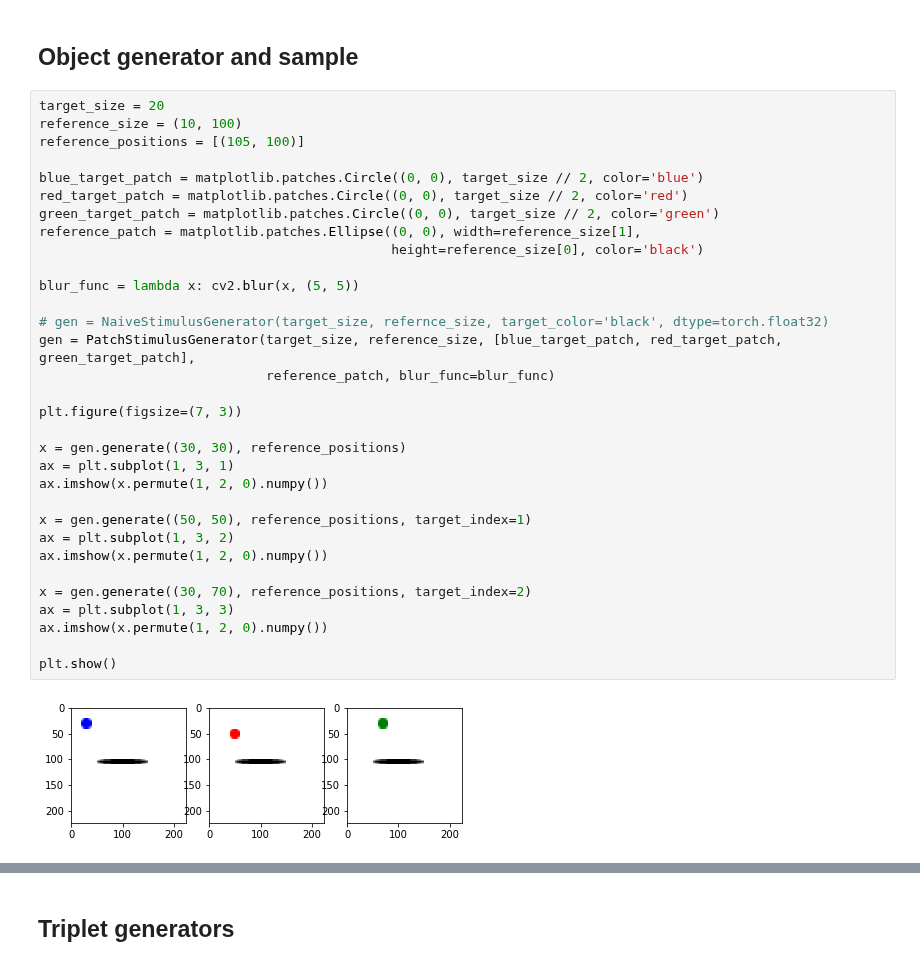
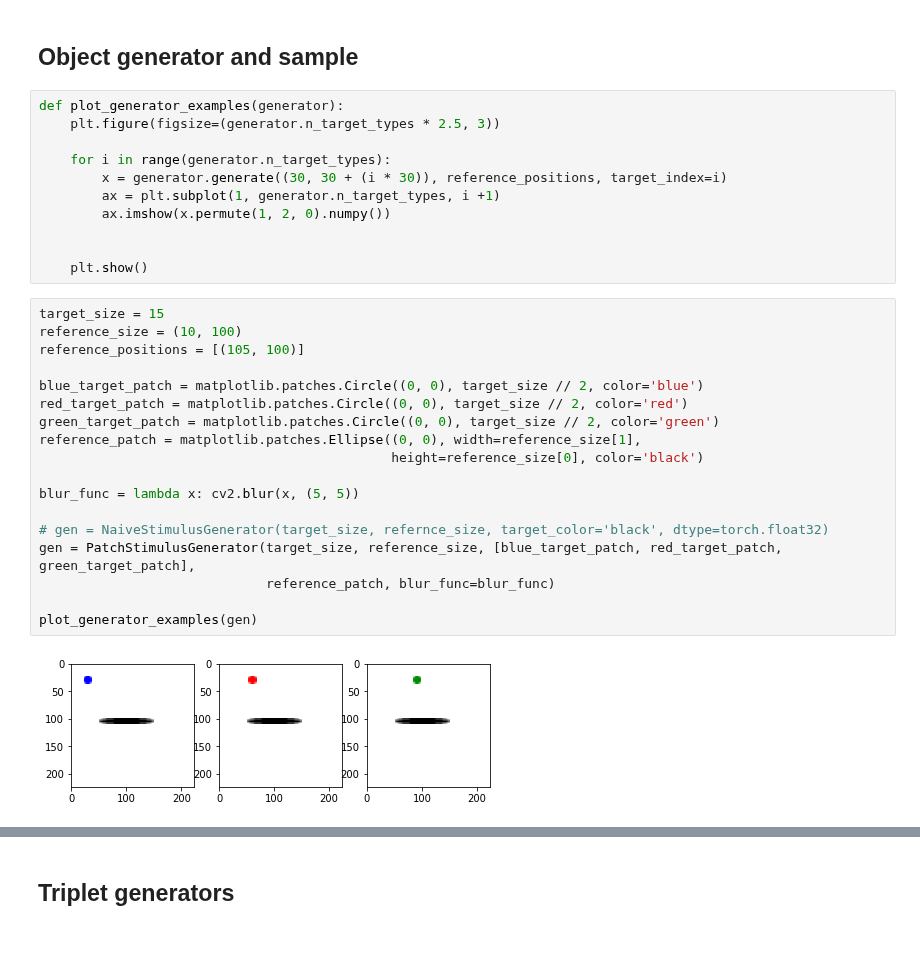
Before and after one commit to guydav/simple-relational-reasoning, a Jupyter notebook: notebooks/QuinnEmbeddingTask.ipynb, the cells around one changed output, grey strips where cells are left out. Saved outputs shown, nothing was run; the diff lists cells and outputs as text.

```diff
--- a/notebooks/QuinnEmbeddingTask.ipynb
+++ b/notebooks/QuinnEmbeddingTask.ipynb
@@ -51,36 +92,33 @@ else:
 # %% [markdown]
 ## Object generator and sample
+# %%
+def plot_generator_examples(generator):
+    plt.figure(figsize=(generator.n_target_types * 2.5, 3))
+
+    for i in range(generator.n_target_types):
+        x = generator.generate((30, 30 + (i * 30)), reference_positions, target_index=i)
+        ax = plt.subplot(1, generator.n_target_types, i +1)
+        ax.imshow(x.permute(1, 2, 0).numpy())
+
+
+    plt.show()
 # %%
-target_size = 20
+target_size = 15
 reference_size = (10, 100)
 reference_positions = [(105, 100)]
 
 blue_target_patch = matplotlib.patches.Circle((0, 0), target_size // 2, color='blue')
 red_target_patch = matplotlib.patches.Circle((0, 0), target_size // 2, color='red')
 green_target_patch = matplotlib.patches.Circle((0, 0), target_size // 2, color='green')
 reference_patch = matplotlib.patches.Ellipse((0, 0), width=reference_size[1],
                                              height=reference_size[0], color='black')
 
 blur_func = lambda x: cv2.blur(x, (5, 5))
 
 # gen = NaiveStimulusGenerator(target_size, refernce_size, target_color='black', dtype=torch.float32)
 gen = PatchStimulusGenerator(target_size, reference_size, [blue_target_patch, red_target_patch, green_target_patch],
                              reference_patch, blur_func=blur_func)
 
-plt.figure(figsize=(7, 3))
-
-x = gen.generate((30, 30), reference_positions)
-ax = plt.subplot(1, 3, 1)
-ax.imshow(x.permute(1, 2, 0).numpy())
-
-x = gen.generate((50, 50), reference_positions, target_index=1)
-ax = plt.subplot(1, 3, 2)
-ax.imshow(x.permute(1, 2, 0).numpy())
-
-x = gen.generate((30, 70), reference_positions, target_index=2)
-ax = plt.subplot(1, 3, 3)
-ax.imshow(x.permute(1, 2, 0).numpy())
-
-plt.show()
+plot_generator_examples(gen)
 # %% [output]
-[figure, old version]
+[figure, new version]
```
Also changed, not shown: parts of 44 cells of this notebook, 4 other files.
